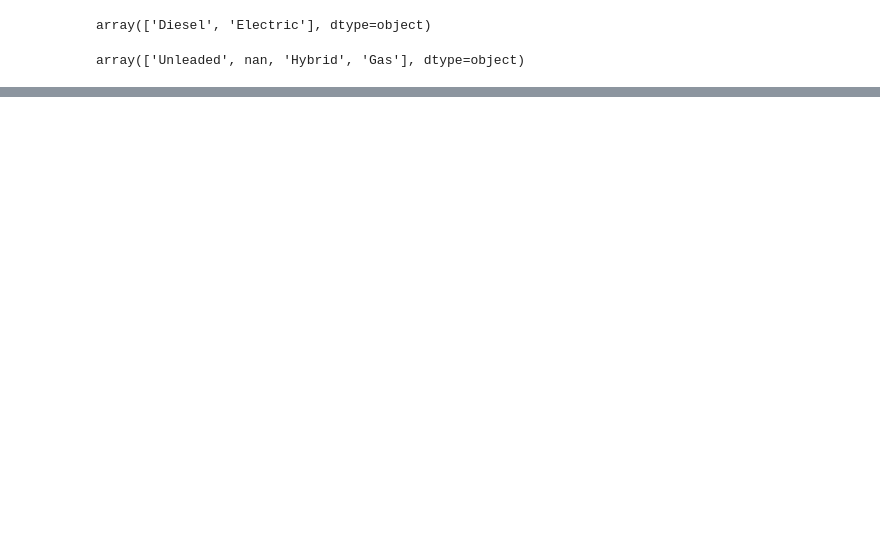
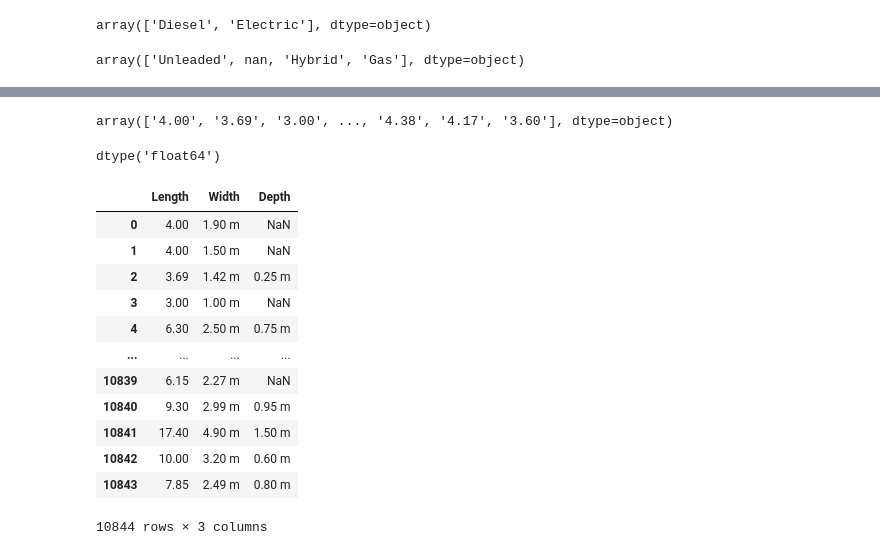
Before and after one commit to MattPfeiffer85/OVFAcadamy, a Jupyter notebook: NewCode.ipynb, the cells around one changed output, grey strips where cells are left out. Drawn from its saved outputs; the diff is of its cells as text; code cells hidden in the pictures; blank space fills up the shorter version.

```diff
--- a/NewCode.ipynb
+++ b/NewCode.ipynb
@@ -237,0 +269,2 @@ array(['Unleaded', nan, 'Hybrid', 'Gas'], dtype=object)
+# %%
+df['Advertisement Date'] = pd.to_datetime(df['Advertisement Date'],format='%Y-%m-%d')
@@ -237,0 +286,12 @@ array(['Unleaded', nan, 'Hybrid', 'Gas'], dtype=object)
+# %%
+df['Length'] = df['Length'].str.rstrip(' m')
+# %%
+df['Length'].unique()
+# %% [output]
+array(['4.00', '3.69', '3.00', ..., '4.38', '4.17', '3.60'], dtype=object)
+# %%
+df['Length'] = pd.to_numeric(df['Length'])
+# %%
+df['Length'].dtypes
+# %% [output]
+dtype('float64')
@@ -237,0 +304,16 @@ array(['Unleaded', nan, 'Hybrid', 'Gas'], dtype=object)
+# %%
+df[['Length', 'Width', 'Depth']]
+# %% [output]
+|  | Length | Width | Depth |
+| 0 | 4.00 | 1.90 m | NaN |
+| 1 | 4.00 | 1.50 m | NaN |
+| 2 | 3.69 | 1.42 m | 0.25 m |
+| 3 | 3.00 | 1.00 m | NaN |
+| 4 | 6.30 | 2.50 m | 0.75 m |
+| ... | ... | ... | ... |
+| 10839 | 6.15 | 2.27 m | NaN |
+| 10840 | 9.30 | 2.99 m | 0.95 m |
+| 10841 | 17.40 | 4.90 m | 1.50 m |
+| 10842 | 10.00 | 3.20 m | 0.60 m |
+| 10843 | 7.85 | 2.49 m | 0.80 m |
+10844 rows × 3 columns
```
Also changed, not shown: parts of 8 cells of this notebook.
